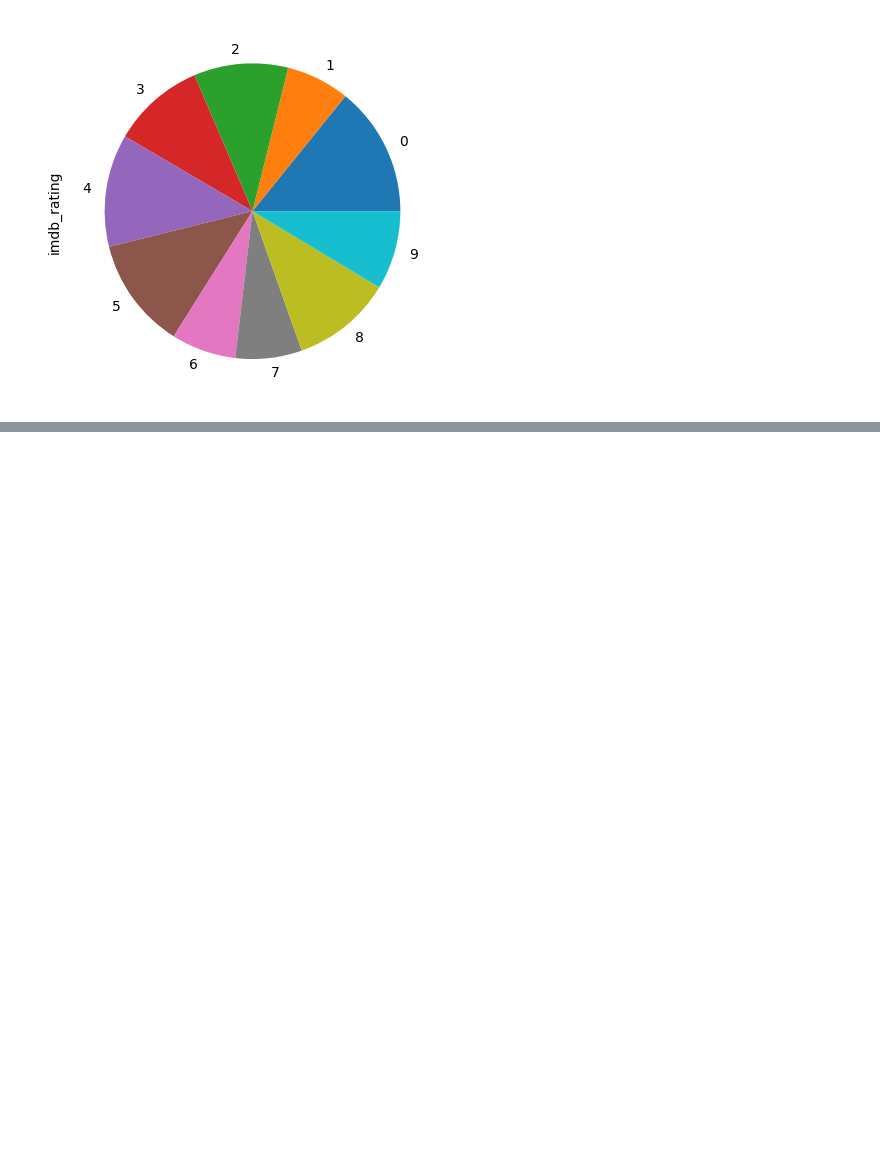
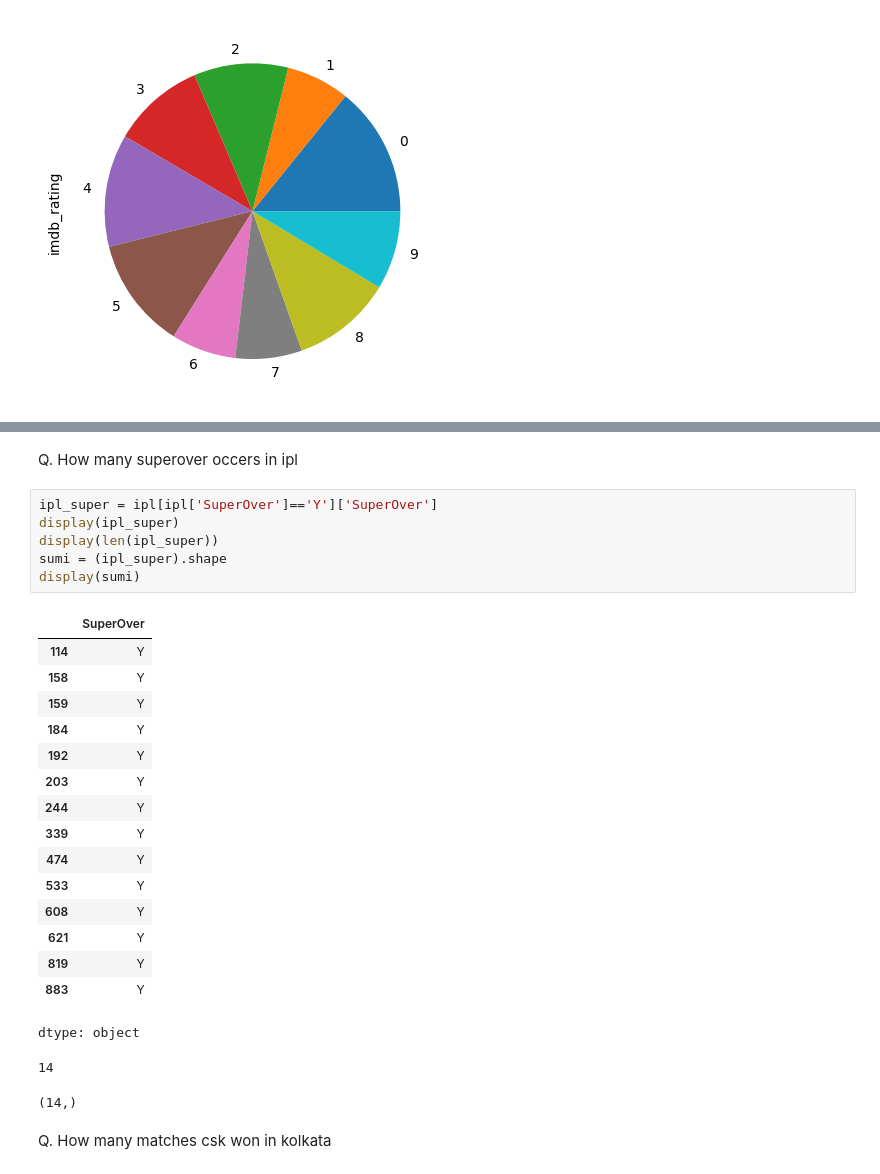
Before and after one commit to yogeshkumarrudra/Data_structure, a Jupyter notebook: Practice.ipynb, the cells around one changed output, grey strips where cells are left out. Drawn from its saved outputs; the diff is of its cells as text; blank space fills up the shorter version.

```diff
--- a/Practice.ipynb
+++ b/Practice.ipynb
@@ -32,0 +65,29 @@ dtype: float64
+# %% [markdown]
+Q. How many superover occers in ipl
+# %%
+ipl_super = ipl[ipl['SuperOver']=='Y']['SuperOver']
+display(ipl_super)
+display(len(ipl_super))
+sumi = (ipl_super).shape
+display(sumi)
+# %% [output]
+|  | SuperOver |
+| 114 | Y |
+| 158 | Y |
+| 159 | Y |
+| 184 | Y |
+| 192 | Y |
+| 203 | Y |
+| 244 | Y |
+| 339 | Y |
+| 474 | Y |
+| 533 | Y |
+| 608 | Y |
+| 621 | Y |
+| 819 | Y |
+| 883 | Y |
+dtype: object
+14
+(14,)
+# %% [markdown]
+Q. How many matches csk won in kolkata
```
Also changed, not shown: parts of 11 cells of this notebook.
